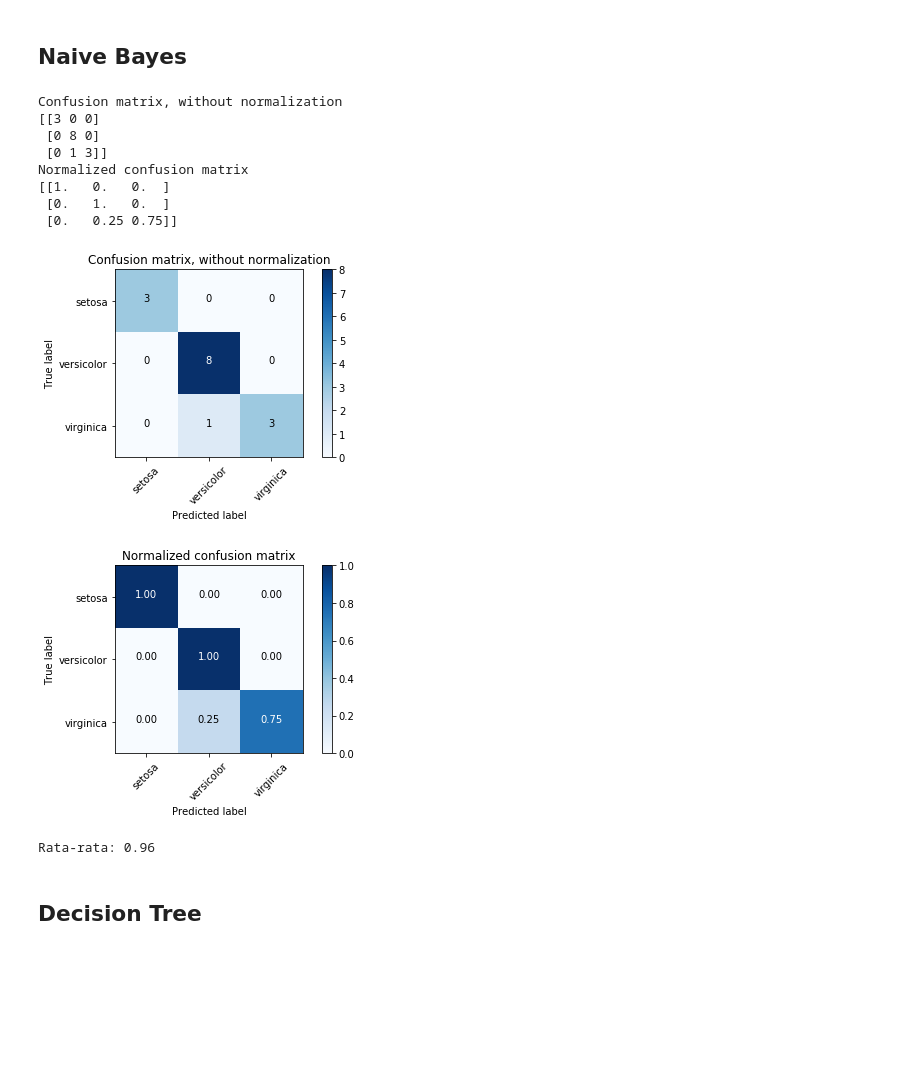
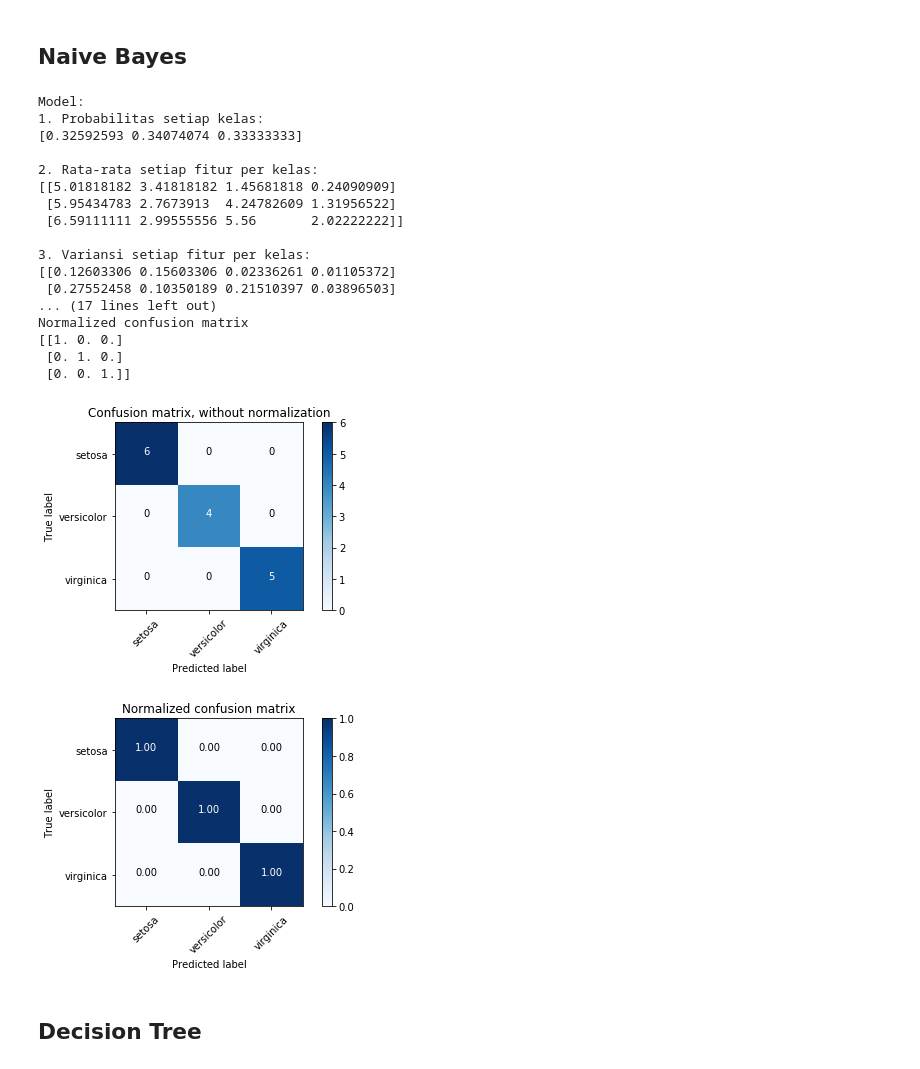
Before and after one commit to Seperayo/Tucil-AI-2, a Jupyter notebook: Tucil AI 2-checkpoint.ipynb, the cells around one changed output. Drawn from its saved outputs; the diff is of its cells as text; code cells hidden in the pictures; blank space fills up the shorter version.

```diff
--- a/Tucil AI 2-checkpoint.ipynb
+++ b/Tucil AI 2-checkpoint.ipynb
@@ -162,8 +165,29 @@ Model:
 # %%
 class_names = iris.target_names
 
-X_train,X_test,y_train,y_test = train_test_split(iris.data, iris.target, test_size=0.1, random_state=0)
+X_train,X_test,y_train,y_test = train_test_split(iris.data, iris.target, test_size=0.1)
 y_pred = gnb.fit(X_train,y_train).predict(X_test)
+
+print("Model:")
+print("1. Probabilitas setiap kelas:")
+print(gnb.class_prior_)
+print()
+print("2. Rata-rata setiap fitur per kelas:")
+print(gnb.theta_)
+print()
+print("3. Variansi setiap fitur per kelas:")
+print(gnb.sigma_)
+print()
+print("Kinerja:")
+print("Akurasi:")
+print(accuracy_score(y_test, y_pred))
+print()
+print("Presisi:")
+print(precision_score(y_test, y_pred, average='macro'))
+print()
+print("Recall:")
+print(recall_score(y_test, y_pred, average='macro'))
+print()
 
 def plot_confusion_matrix(cm, classes,
                           normalize=False,
@@ -190,46 +214,53 @@ def plot_confusion_matrix(cm, classes,
 
     fmt = '.2f' if normalize else 'd'
     thresh = cm.max() / 2.
     for i, j in itertools.product(range(cm.shape[0]), range(cm.shape[1])):
         plt.text(j, i, format(cm[i, j], fmt),
                  horizontalalignment="center",
                  color="white" if cm[i, j] > thresh else "black")
 
     plt.ylabel('True label')
     plt.xlabel('Predicted label')
     plt.tight_layout()
 
 
 # Compute confusion matrix
 cnf_matrix = confusion_matrix(y_test, y_pred)
 np.set_printoptions(precision=2)
 
 # Plot non-normalized confusion matrix
 plt.figure()
 plot_confusion_matrix(cnf_matrix, classes=class_names,
                       title='Confusion matrix, without normalization')
 
+print()
+
 # Plot normalized confusion matrix
 plt.figure()
 plot_confusion_matrix(cnf_matrix, classes=class_names, normalize=True,
                       title='Normalized confusion matrix')
 
 plt.show()
-
-score = cross_val_score(dtl, iris.data, iris.target, cv=10)
-print("Rata-rata:", np.mean(score))
 # %% [output]
-Confusion matrix, without normalization
-[[3 0 0]
- [0 8 0]
- [0 1 3]]
+Model:
+1. Probabilitas setiap kelas:
+[0.32592593 0.34074074 0.33333333]
+
+2. Rata-rata setiap fitur per kelas:
+[[5.01818182 3.41818182 1.45681818 0.24090909]
+ [5.95434783 2.7673913  4.24782609 1.31956522]
+ [6.59111111 2.99555556 5.56       2.02222222]]
+
+3. Variansi setiap fitur per kelas:
+[[0.12603306 0.15603306 0.02336261 0.01105372]
+ [0.27552458 0.10350189 0.21510397 0.03896503]
+... (17 lines left out)
 Normalized confusion matrix
-[[1.   0.   0.  ]
- [0.   1.   0.  ]
- [0.   0.25 0.75]]
+[[1. 0. 0.]
+ [0. 1. 0.]
+ [0. 0. 1.]]
-[figure, old version]
+[figure, new version]
-[figure, old version]
+[figure, new version]
-Rata-rata: 0.96
 # %% [markdown]
 ## Decision Tree
 # %%
```
Also changed, not shown: parts of 7 cells of this notebook, 3 other files.
